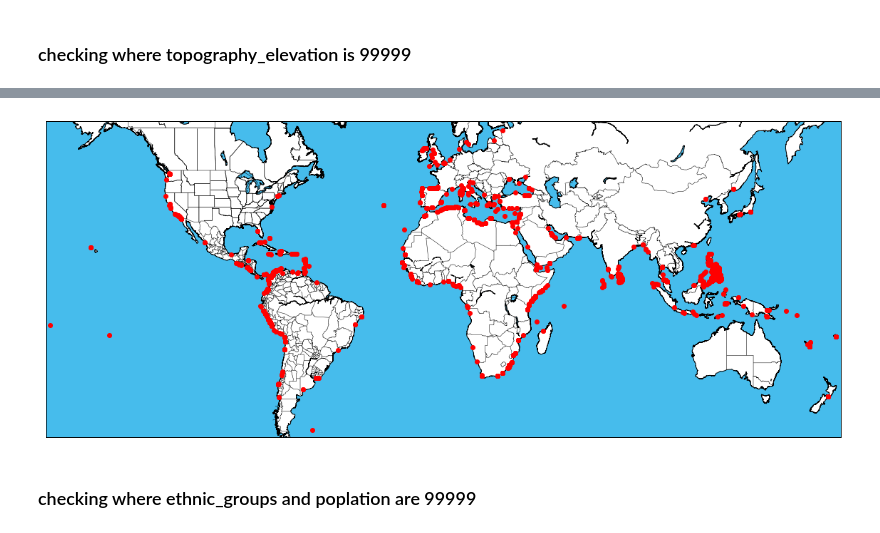
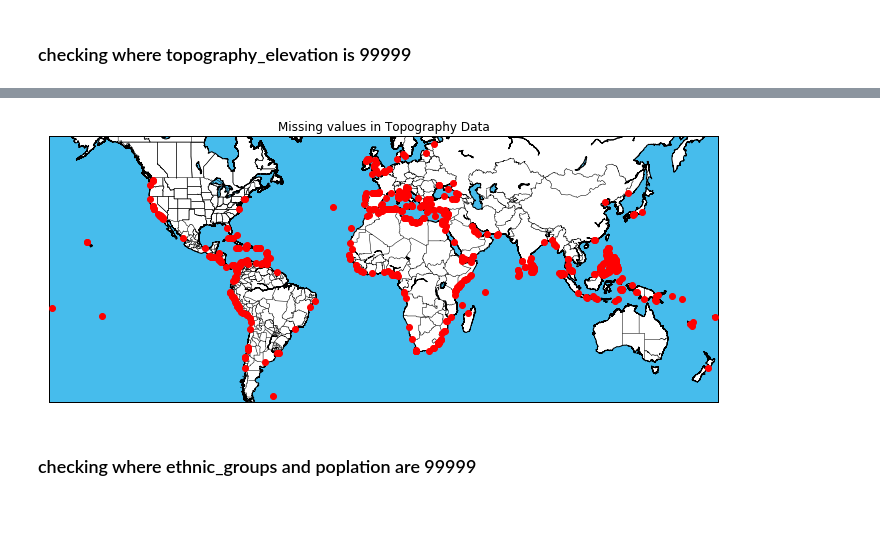
Before and after one commit to kartiktyagi4282/Minor19, a Jupyter notebook: model.ipynb, the cells around one changed output, grey strips where cells are left out. Cells and saved outputs as stored; diff of their text form; code cells hidden in the pictures.

```diff
--- a/model.ipynb
+++ b/model.ipynb
@@ -30,3 +58,12 @@ data.head()
+# %%
+l=[]
+for i in range(data.shape[0]):
+    lat=df.at[i,'latitude']
+    lon=df.at[i,'longitude']
+
+    l.append(dict[str(lat)+" "+str(lon)])
+# %%
+data['freq']=l
 # %%
 data['nkill'].value_counts()
 # %% [output]
@@ -58,6 +95,6 @@ memory usage: 15.3 MB
 # %%
-def plot_map(lat,lon):
-    fig = plt.figure(figsize=(20,20))
+def plot_map(lat,lon,label):
+    fig = plt.figure(figsize=(12,15))
     # determine range to print based on min, max lat and lon of the data
     margin = 2 # buffer to add to the range
     lat_min = min(lat) - margin
@@ -85,9 +122,8 @@ def plot_map(lat,lon):
     lons, lats = m(lon, lat)
     # plot points as red dots
     m.scatter(lons, lats, marker = 'o', color='r', zorder=4)
+    plt.title(label)
     plt.show()
-# %%
-data['population']=data['population'].astype('float64')
 # %% [markdown]
 ### checking where topography_elevation is 99999
 # %%
@@ -107,10 +143,10 @@ tt.head()
 # %%
 lat=tt['latitude'].values
 lon=tt['longitude'].values
 
-plot_map(lat,lon)
+plot_map(lat,lon,"Missing values in Topography Data")
 # %% [output]
-[figure, old version]
+[figure, new version]
 # %%
 # we see that all topography_elevation are 99999 where there are attacks in ocean
 # so make there ethnic groups and population to be 0 when topography_elevation is 0 or 99999
```
Also changed, not shown: parts of 49 cells of this notebook, 24 other files.
